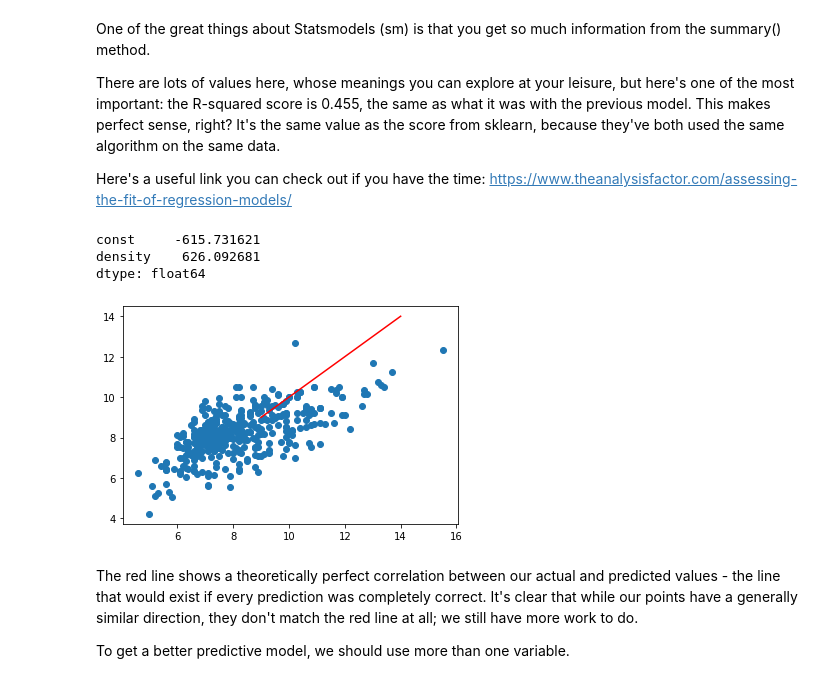
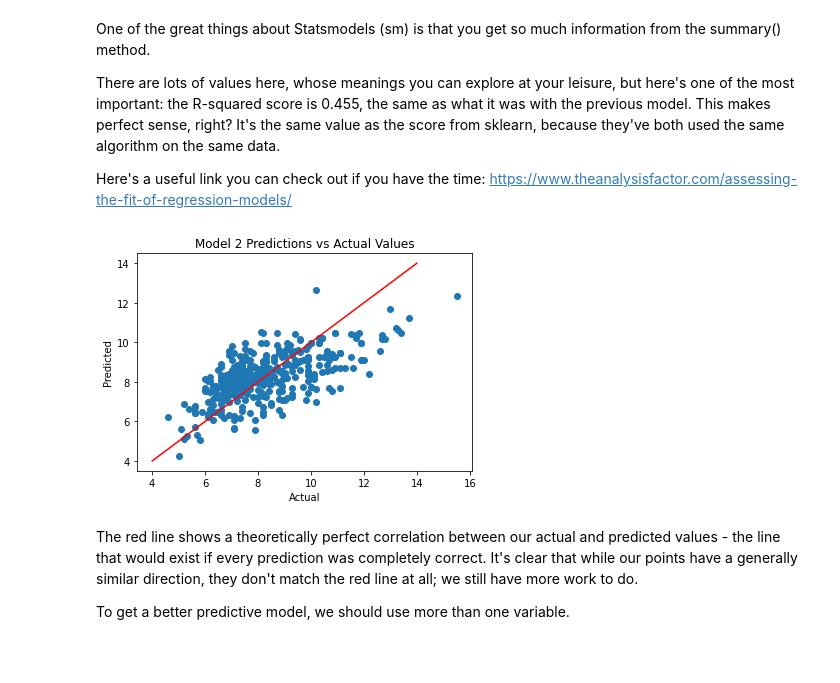
Before and after one commit to josephplpriest/springboard, a Jupyter notebook: case_studies/11.4.1 Case Study - Linear Regression/Springboard Regression Case Study - the Red Wine Dataset - Tier 3[Paul Priest].ipynb, the cells around one changed output. Drawn from its saved outputs; the diff is of its cells as text; code cells hidden in the pictures; blank space fills up the shorter version.

```diff
--- a/case_studies/11.4.1 Case Study - Linear Regression/Springboard Regression Case Study - the Red Wine Dataset - Tier 3.ipynb
+++ b/case_studies/11.4.1 Case Study - Linear Regression/Springboard Regression Case Study - the Red Wine Dataset - Tier 3[Paul Priest].ipynb
@@ -331,9 +331,9 @@ y = wine['fixed.acidity']
 X_train, X_test, y_train, y_test = train_test_split(X, y, test_size = .25, random_state=123)
 # %%
 # Create the model
-rModelsm = sm.OLS(y_train, X_train)
+rModel2 = sm.OLS(y_train, X_train)
 
 # Fit the model with fit()
-results = rModelsm.fit()
+rModel2_results = rModel2.fit()
 # %%
 # Evaluate the model with .summary()
@@ -368,26 +368,20 @@ There are lots of values here, whose meanings you can explore at your leisure, b
 Here's a useful link you can check out if you have the time: https://www.theanalysisfactor.com/assessing-the-fit-of-regression-models/
 # %%
 # Let's use our new model to make predictions of the dependent variable y. Use predict(), and plug in X_test as the paramete
-new_preds = results.predict(X_test)
+new_preds = rModel2_results.predict(X_test)
-# %%
-results.params
-# %% [output]
-const     -615.731621
-density    626.092681
-dtype: float64
 # %%
 # Plot the predictions
 # Build a scatterplot
 # Add a line for perfect correlation. Can you see what this line is doing? Use plot()
 plt.scatter(y_test, new_preds)
-plt.plot([x for x in range(9,15)],[x for x in range(9,15)], color='red')
-
+plt.plot([x for x in range(4,15)],[x for x in range(4,15)], color='red')
+plt.title("Model 2 Predictions vs Actual Values")
+plt.xlabel("Actual")
+plt.ylabel("Predicted")
 
 plt.show()
-
-# Label it nicely
 # %% [output]
-[figure, old version]
+[figure, new version]
 # %% [markdown]
 The red line shows a theoretically perfect correlation between our actual and predicted values - the line that would exist if every prediction was completely correct. It's clear that while our points have a generally similar direction, they don't match the red line at all; we still have more work to do.
 
```
Also changed, not shown: parts of 14 cells of this notebook.
